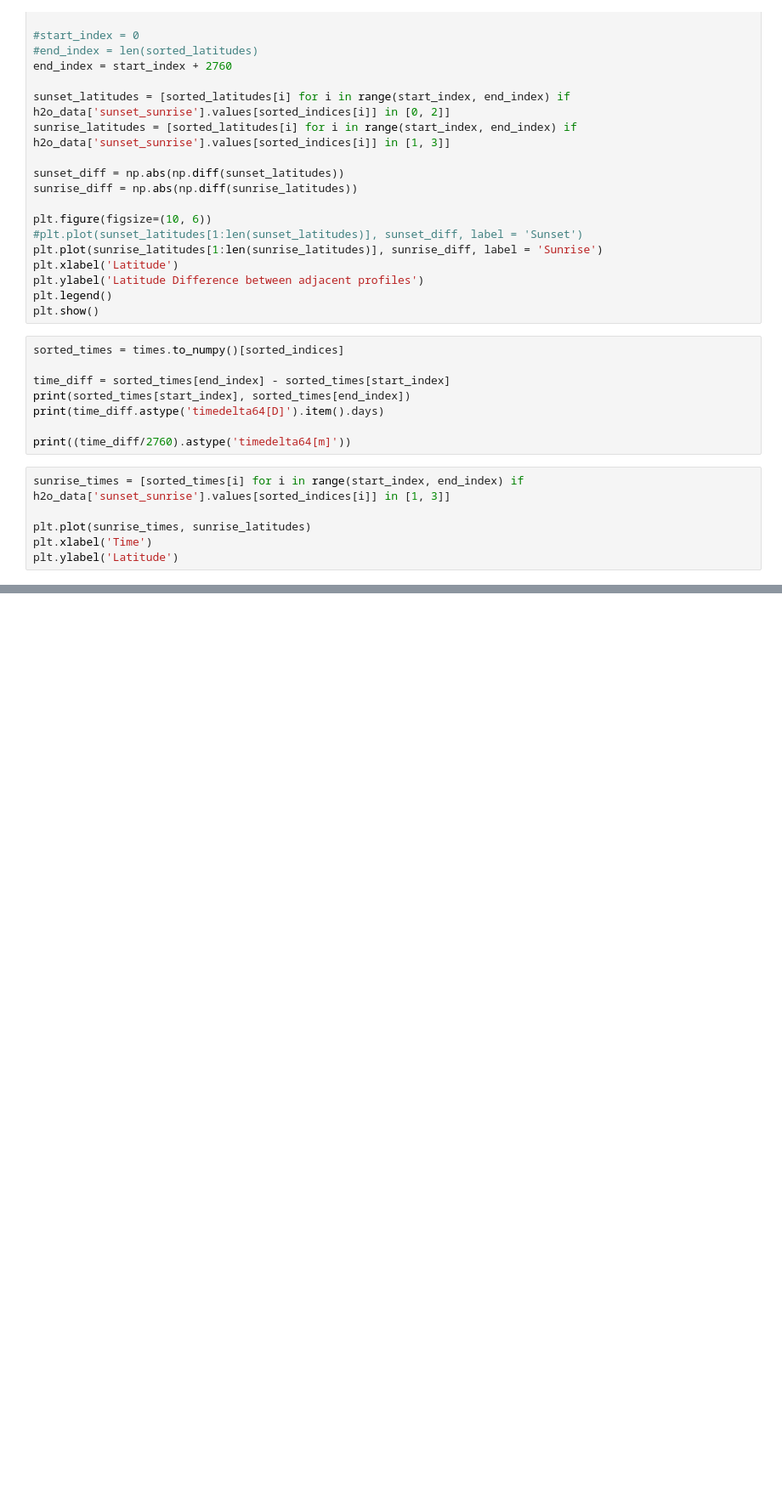
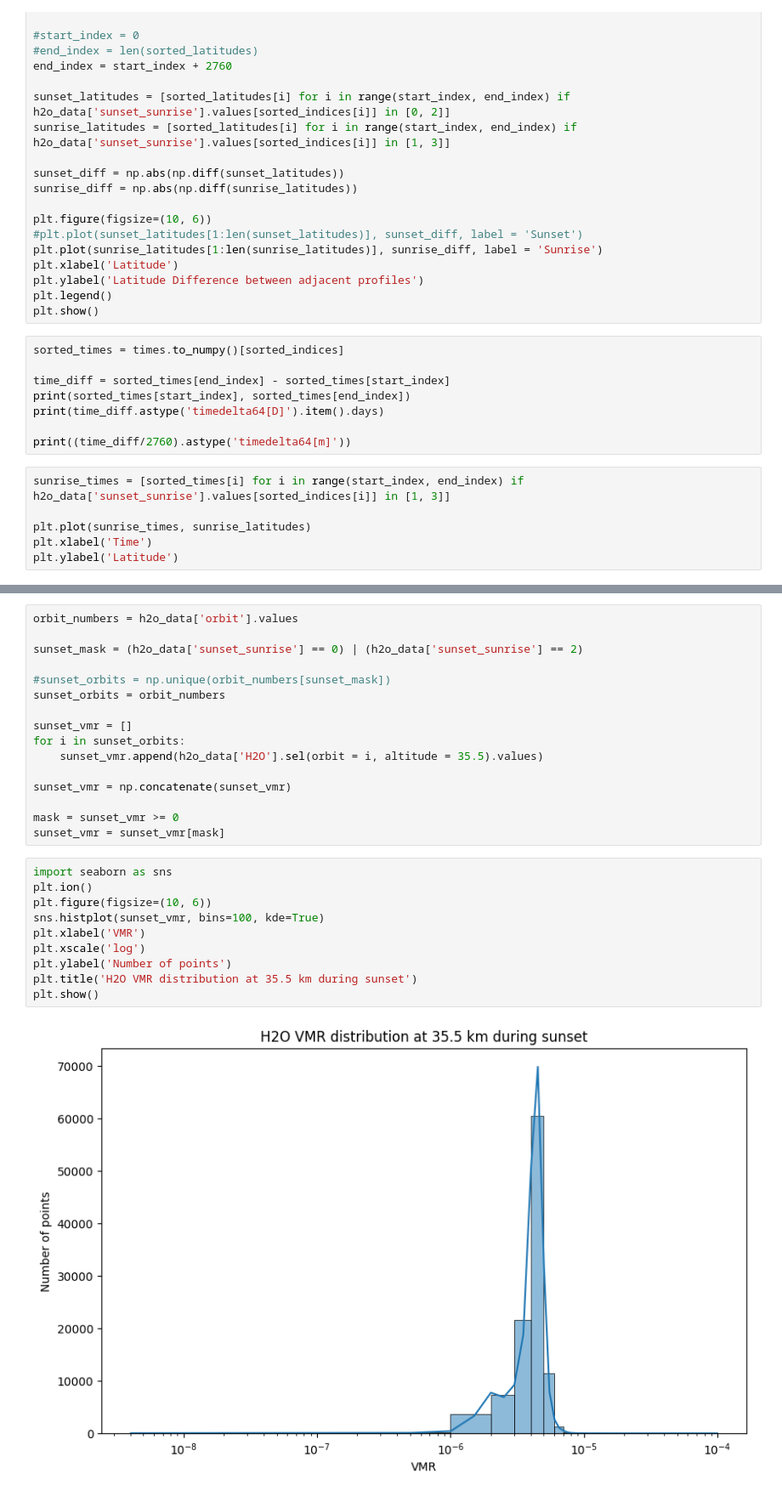
Before and after one commit to james-harvey-git/MPhys_Project, a Jupyter notebook: probing_data.ipynb, the cells around one changed output, grey strips where cells are left out. Shown at 85% size. Cells and saved outputs as stored; diff of their text form; blank space fills up the shorter version.

```diff
--- a/probing_data.ipynb
+++ b/probing_data.ipynb
@@ -142,0 +177,28 @@ plt.ylabel('Latitude')
+# %%
+orbit_numbers = h2o_data['orbit'].values
+
+sunset_mask = (h2o_data['sunset_sunrise'] == 0) | (h2o_data['sunset_sunrise'] == 2)
+
+#sunset_orbits = np.unique(orbit_numbers[sunset_mask])
+sunset_orbits = orbit_numbers
+
+sunset_vmr = []
+for i in sunset_orbits:
+    sunset_vmr.append(h2o_data['H2O'].sel(orbit = i, altitude = 35.5).values)
+
+sunset_vmr = np.concatenate(sunset_vmr)
+
+mask = sunset_vmr >= 0
+sunset_vmr = sunset_vmr[mask]
+# %%
+import seaborn as sns
+plt.ion()
+plt.figure(figsize=(10, 6))
+sns.histplot(sunset_vmr, bins=100, kde=True)
+plt.xlabel('VMR')
+plt.xscale('log')
+plt.ylabel('Number of points')
+plt.title('H2O VMR distribution at 35.5 km during sunset')
+plt.show()
+# %% [output]
+[figure, added]
```
Also changed, not shown: parts of 6 cells of this notebook, 1 other file.
